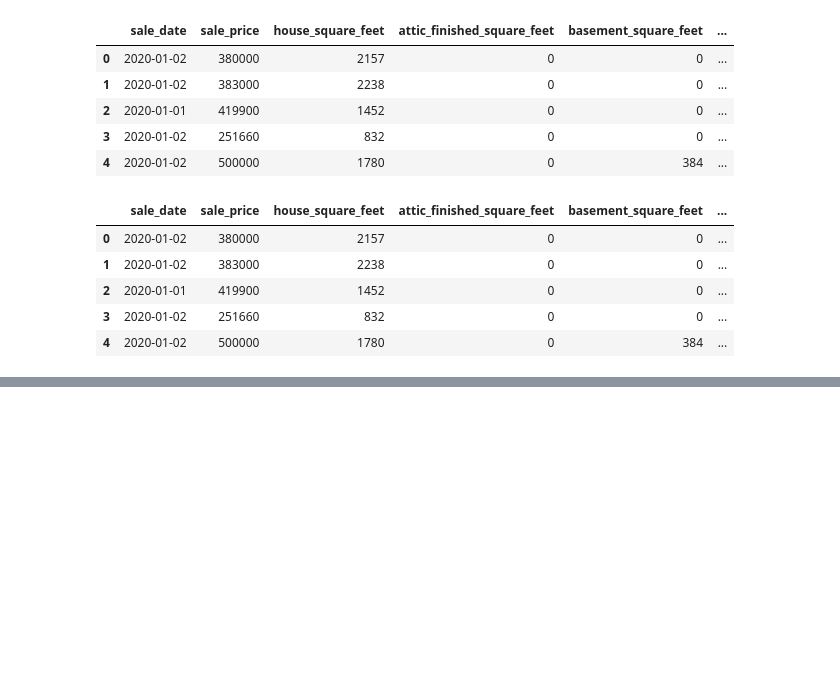
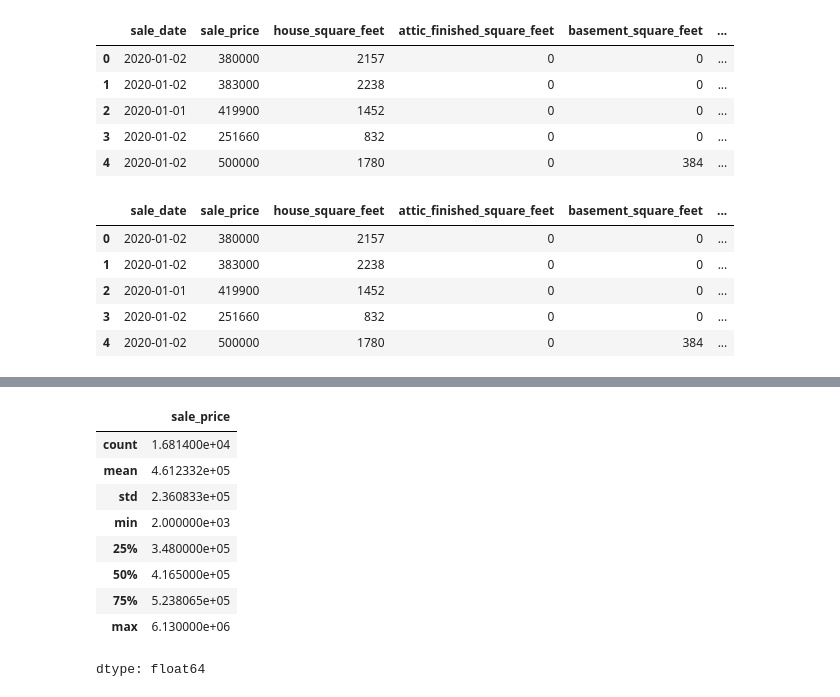
Before and after one commit to kpunsalan8/linearModels-KP, a Jupyter notebook: lab/lab_notebook_applied.ipynb, the cells around one changed output, grey strips where cells are left out. Drawn from its saved outputs; the diff is of its cells as text; code cells hidden in the pictures; blank space fills up the shorter version.

```diff
--- a/lab/lab_notebook_applied.ipynb
+++ b/lab/lab_notebook_applied.ipynb
@@ -143,0 +166,14 @@ df.head()
+# %%
+# do some exploration and visualizations to get to know data
+df['sale_price'].describe()
+# %% [output]
+|  | sale_price |
+| count | 1.681400e+04 |
+| mean | 4.612332e+05 |
+| std | 2.360833e+05 |
+| min | 2.000000e+03 |
+| 25% | 3.480000e+05 |
+| 50% | 4.165000e+05 |
+| 75% | 5.238065e+05 |
+| max | 6.130000e+06 |
+dtype: float64
```
Also changed, not shown: parts of 5 cells of this notebook.
